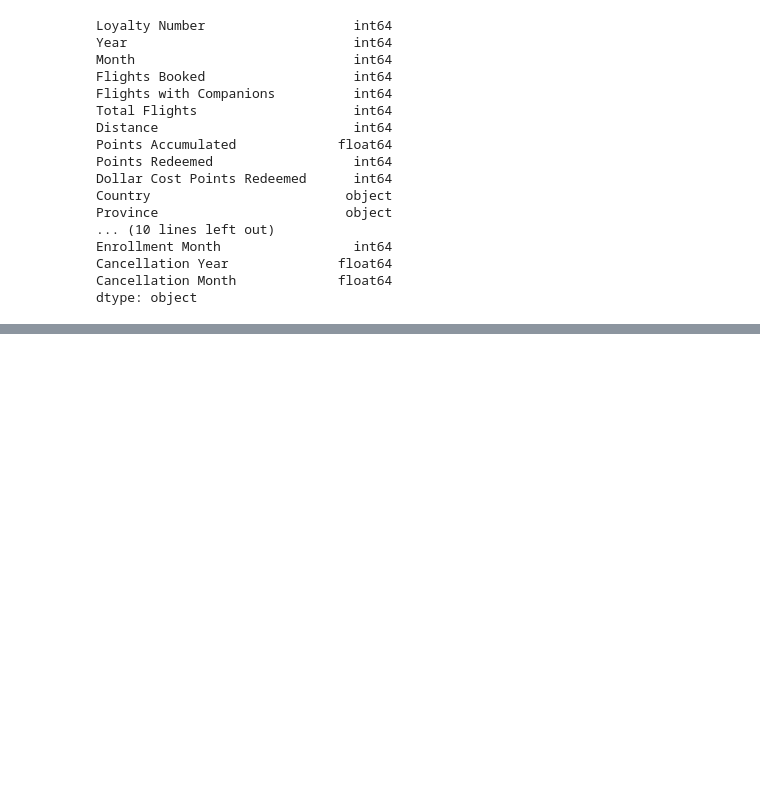
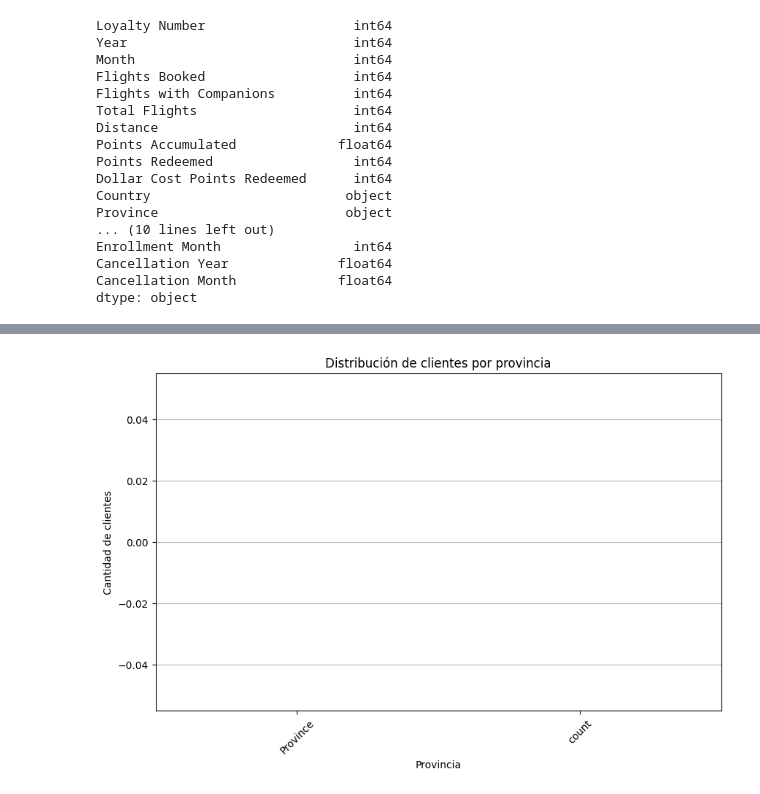
Before and after one commit to Adalab/bda-modulo-3-evaluacion-final-melila79, a Jupyter notebook: modulo 3 evaluacion final.ipynb, the cells around one changed output, grey strips where cells are left out. Drawn from its saved outputs; the diff is of its cells as text; code cells hidden in the pictures; blank space fills up the shorter version.

```diff
--- a/modulo 3 evaluacion final.ipynb
+++ b/modulo 3 evaluacion final.ipynb
@@ -258,0 +488,6 @@ array([152.  , 203.  , 120.  , ...,  18.75, 601.  , 626.  ])
+# %%
+# 3. ¿Cuál es la distribución de los clientes por provincia o estado?
+
+distribucion_por_provincia = df_unido_copy['Province'].value_counts().reset_index()
+
+distribucion_por_provincia
@@ -258,0 +507,14 @@ array([152.  , 203.  , 120.  , ...,  18.75, 601.  , 626.  ])
+# %%
+plt.figure(figsize=(10, 6))
+sns.countplot(x='Province', data=df_unido_copy, color = 'c', order=distribucion_por_provincia)
+
+
+plt.title('Distribución de clientes por provincia')
+plt.xlabel('Provincia')
+plt.ylabel('Cantidad de clientes')
+plt.xticks(rotation=45)
+plt.grid(axis='y')
+
+plt.show()
+# %% [output]
+[figure, added]
```
Also changed, not shown: parts of 37 cells of this notebook.
